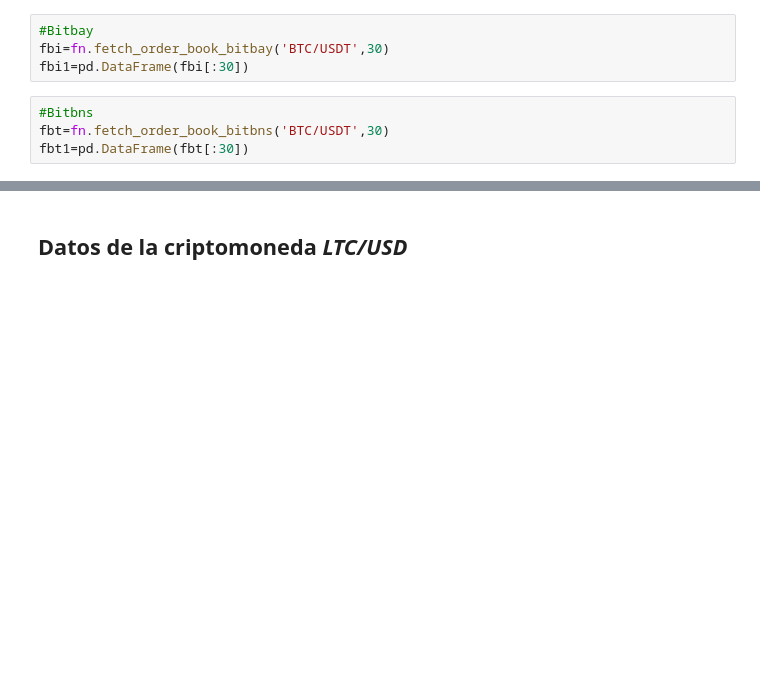
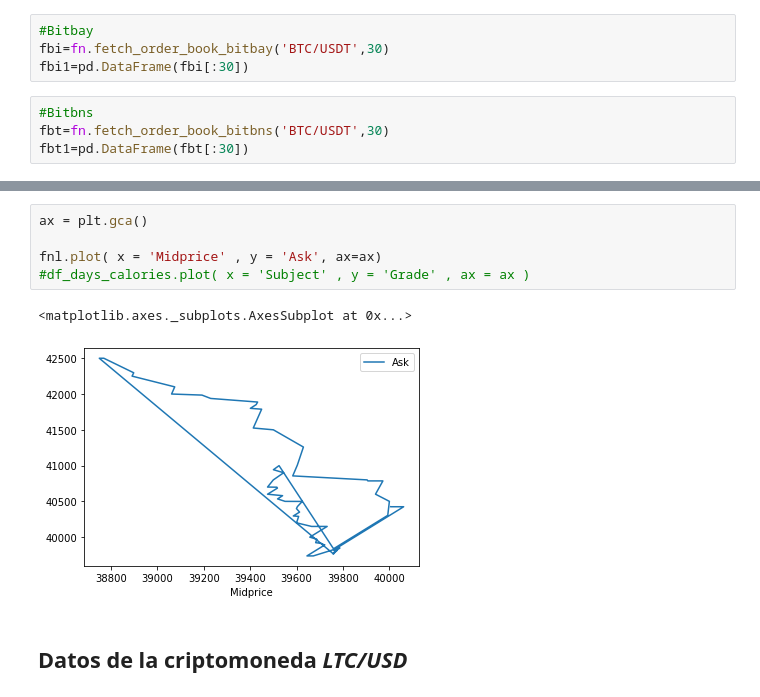
Before and after one commit to berlinpreciado21/MyST_LAB_4_E1, a Jupyter notebook: notebook.ipynb, the cells around one changed output, grey strips where cells are left out. Drawn from its saved outputs; the diff is of its cells as text; blank space fills up the shorter version.

```diff
--- a/notebook.ipynb
+++ b/notebook.ipynb
@@ -147,3 +151,11 @@ df2= fnl[fnl["E"]]
+# %%
+ax = plt.gca()
+
+fnl.plot( x = 'Midprice' , y = 'Ask', ax=ax)
+#df_days_calories.plot( x = 'Subject' , y = 'Grade' , ax = ax )
+# %% [output]
+<matplotlib.axes._subplots.AxesSubplot at 0x...>
+[figure, added]
 # %% [markdown]
 ## Datos de la criptomoneda *LTC/USD*
 # %%
```
Also changed, not shown: parts of 2 cells of this notebook, 2 other files.
